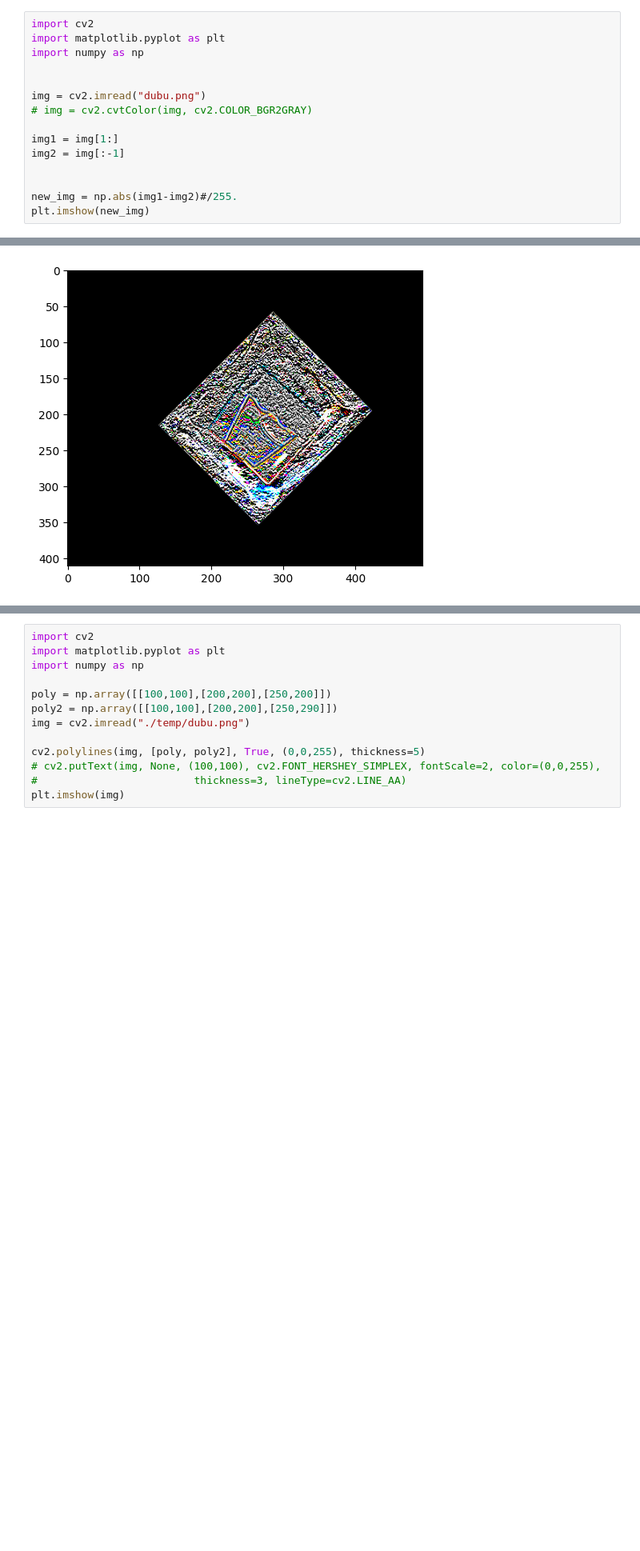
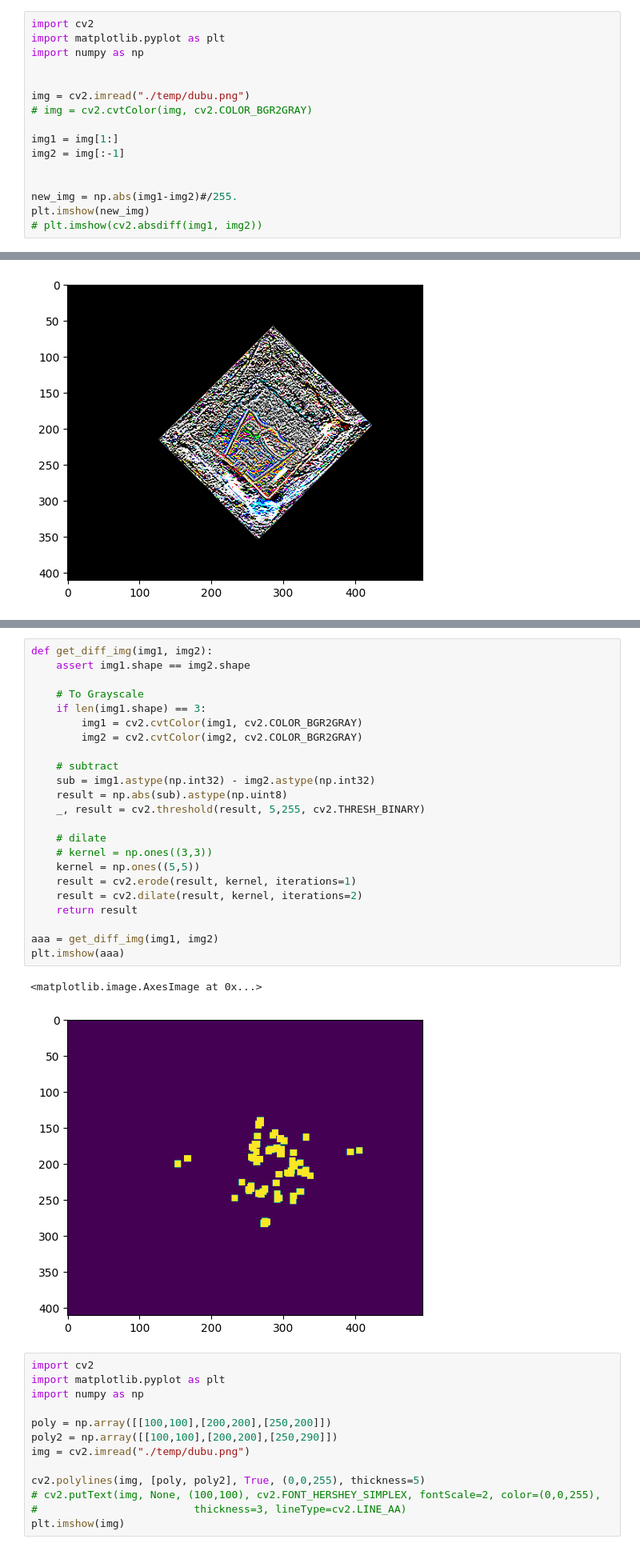
Before and after one commit to tdat97/Object-On-Conveyor, a Jupyter notebook: Untitled.ipynb, the cells around one changed output, grey strips where cells are left out. Shown: that part at 80% size. Cells and saved outputs as stored; diff of their text form; blank space fills up the shorter version.

```diff
--- a/Untitled.ipynb
+++ b/Untitled.ipynb
@@ -317,7 +337,7 @@ import matplotlib.pyplot as plt
 import numpy as np
 
 
-img = cv2.imread("dubu.png")
+img = cv2.imread("./temp/dubu.png")
 # img = cv2.cvtColor(img, cv2.COLOR_BGR2GRAY)
 
 img1 = img[1:]
@@ -326,6 +346,7 @@ img2 = img[:-1]
 
 new_img = np.abs(img1-img2)#/255.
 plt.imshow(new_img)
+# plt.imshow(cv2.absdiff(img1, img2))
 # %% [output]
 <matplotlib.image.AxesImage at 0x...>
 [figure]
@@ -332,3 +387,29 @@ plt.imshow(new_img)
+# %%
+def get_diff_img(img1, img2):
+    assert img1.shape == img2.shape
+
+    # To Grayscale
+    if len(img1.shape) == 3:
+        img1 = cv2.cvtColor(img1, cv2.COLOR_BGR2GRAY)
+        img2 = cv2.cvtColor(img2, cv2.COLOR_BGR2GRAY)
+
+    # subtract
+    sub = img1.astype(np.int32) - img2.astype(np.int32)
+    result = np.abs(sub).astype(np.uint8)
+    _, result = cv2.threshold(result, 5,255, cv2.THRESH_BINARY)
+
+    # dilate
+    # kernel = np.ones((3,3))
+    kernel = np.ones((5,5))
+    result = cv2.erode(result, kernel, iterations=1)
+    result = cv2.dilate(result, kernel, iterations=2)
+    return result
+
+aaa = get_diff_img(img1, img2)
+plt.imshow(aaa)
+# %% [output]
+<matplotlib.image.AxesImage at 0x...>
+[figure, added]
 # %%
 import cv2
 import matplotlib.pyplot as plt
```
Also changed, not shown: parts of 2 cells of this notebook, 2 other files.
